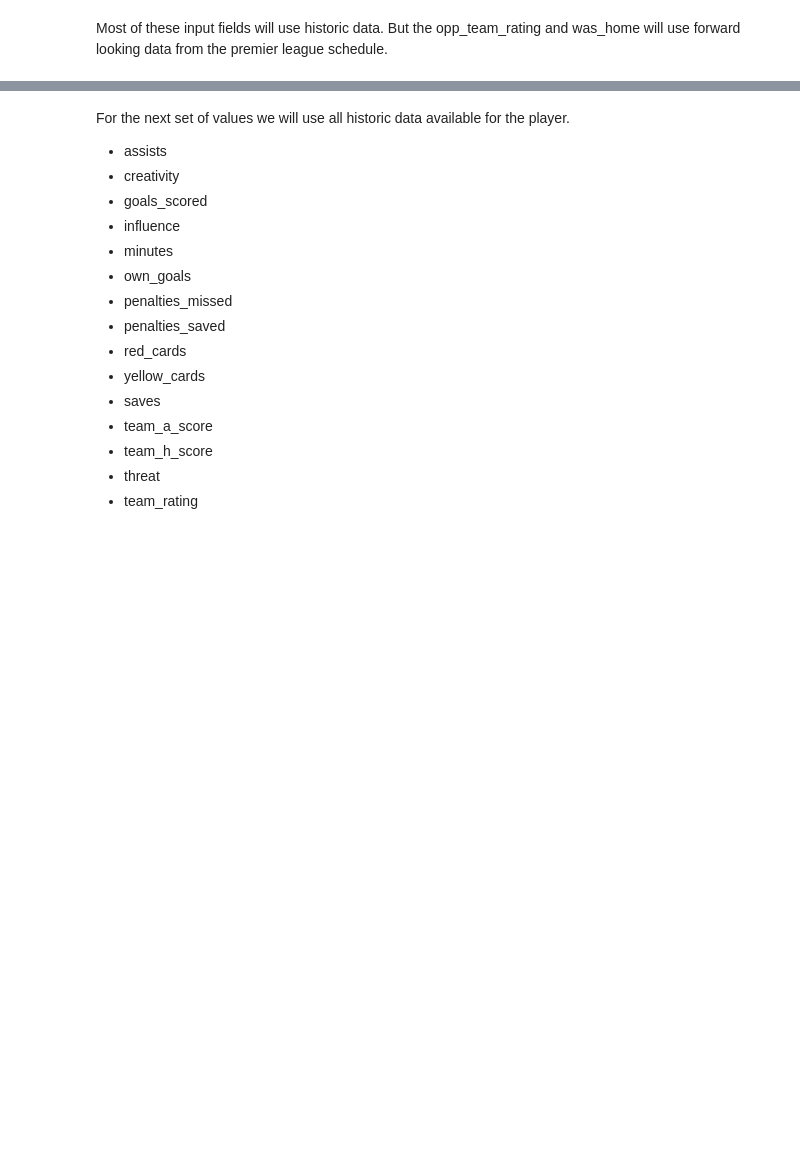
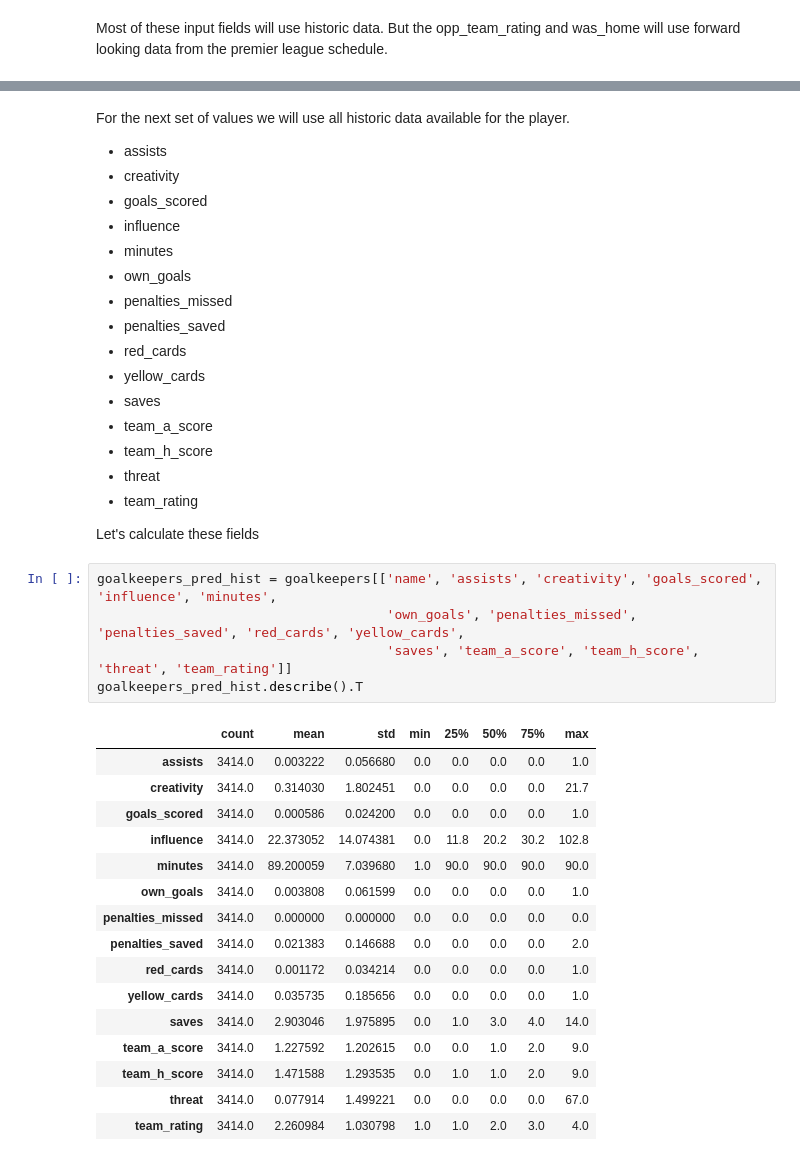
Before and after one commit to hledwards33/FPL_Predictive_Team_Selection, a Jupyter notebook: Goalkeeper Model.ipynb, the cells around one changed output, grey strips where cells are left out. Saved outputs shown, nothing was run; the diff lists cells and outputs as text; blank space fills up the shorter version.

```diff
--- a/Goalkeeper Model.ipynb
+++ b/Goalkeeper Model.ipynb
@@ -197,3 +242,27 @@ For the next set of values we will use all historic data available for the playe
 - team_h_score
 - threat
 - team_rating
+
+Let's calculate these fields
+# %%
+goalkeepers_pred_hist = goalkeepers[['name', 'assists', 'creativity', 'goals_scored', 'influence', 'minutes',
+                                     'own_goals', 'penalties_missed', 'penalties_saved', 'red_cards', 'yellow_cards',
+                                     'saves', 'team_a_score', 'team_h_score', 'threat', 'team_rating']]
+goalkeepers_pred_hist.describe().T
+# %% [output]
+|  | count | mean | std | min | 25% | 50% | 75% | max |
+| assists | 3414.0 | 0.003222 | 0.056680 | 0.0 | 0.0 | 0.0 | 0.0 | 1.0 |
+| creativity | 3414.0 | 0.314030 | 1.802451 | 0.0 | 0.0 | 0.0 | 0.0 | 21.7 |
+| goals_scored | 3414.0 | 0.000586 | 0.024200 | 0.0 | 0.0 | 0.0 | 0.0 | 1.0 |
+| influence | 3414.0 | 22.373052 | 14.074381 | 0.0 | 11.8 | 20.2 | 30.2 | 102.8 |
+| minutes | 3414.0 | 89.200059 | 7.039680 | 1.0 | 90.0 | 90.0 | 90.0 | 90.0 |
+| own_goals | 3414.0 | 0.003808 | 0.061599 | 0.0 | 0.0 | 0.0 | 0.0 | 1.0 |
+| penalties_missed | 3414.0 | 0.000000 | 0.000000 | 0.0 | 0.0 | 0.0 | 0.0 | 0.0 |
+| penalties_saved | 3414.0 | 0.021383 | 0.146688 | 0.0 | 0.0 | 0.0 | 0.0 | 2.0 |
+| red_cards | 3414.0 | 0.001172 | 0.034214 | 0.0 | 0.0 | 0.0 | 0.0 | 1.0 |
+| yellow_cards | 3414.0 | 0.035735 | 0.185656 | 0.0 | 0.0 | 0.0 | 0.0 | 1.0 |
+| saves | 3414.0 | 2.903046 | 1.975895 | 0.0 | 1.0 | 3.0 | 4.0 | 14.0 |
+| team_a_score | 3414.0 | 1.227592 | 1.202615 | 0.0 | 0.0 | 1.0 | 2.0 | 9.0 |
+| team_h_score | 3414.0 | 1.471588 | 1.293535 | 0.0 | 1.0 | 1.0 | 2.0 | 9.0 |
+| threat | 3414.0 | 0.077914 | 1.499221 | 0.0 | 0.0 | 0.0 | 0.0 | 67.0 |
+| team_rating | 3414.0 | 2.260984 | 1.030798 | 1.0 | 1.0 | 2.0 | 3.0 | 4.0 |
```
Also changed, not shown: parts of 15 cells of this notebook.
